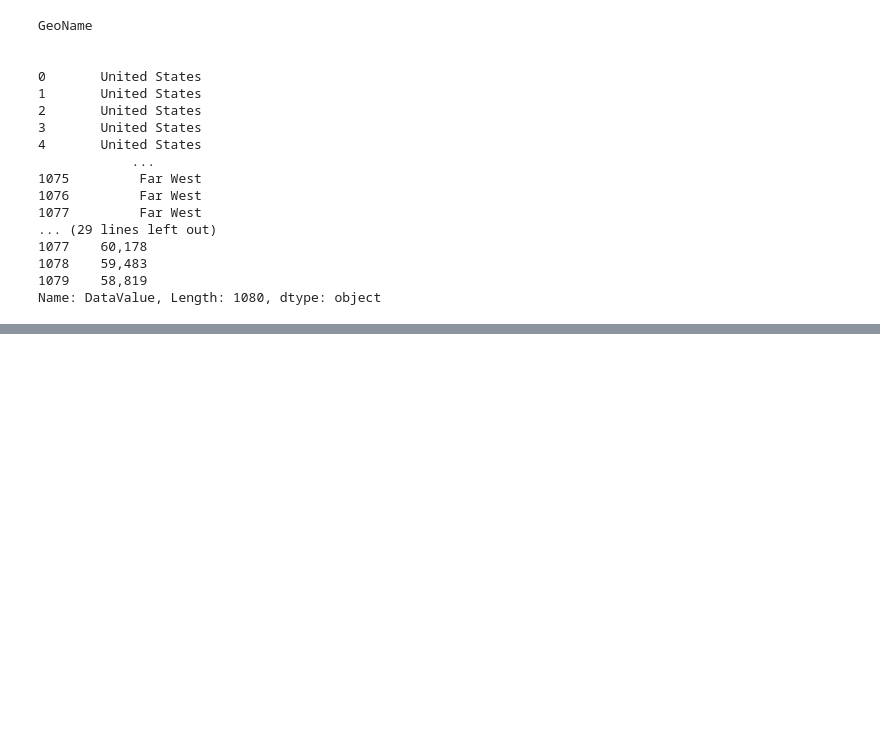
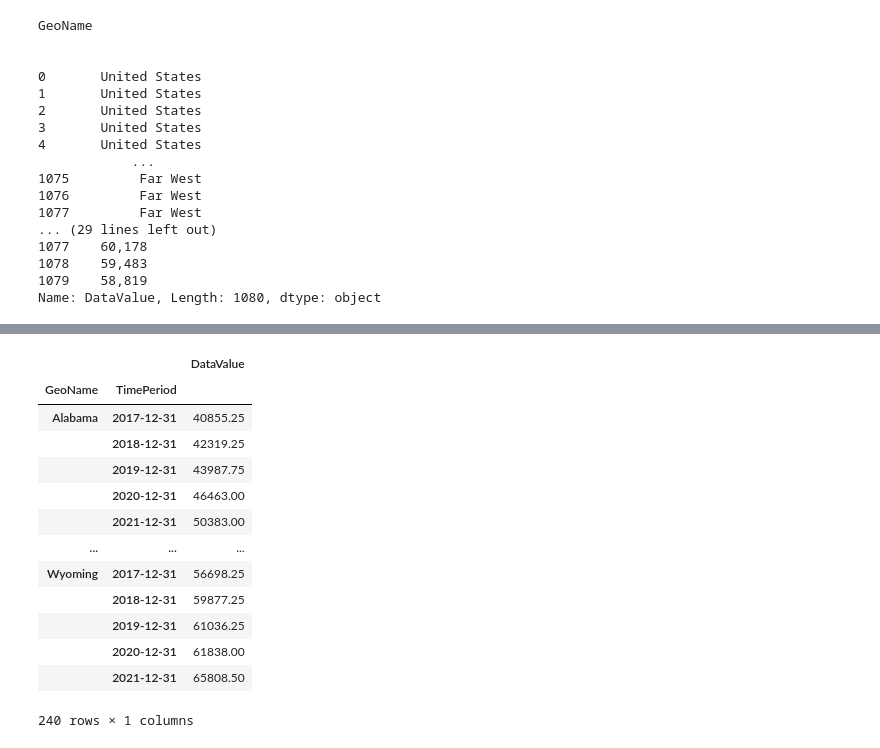
Before and after one commit to Abhishikaf/Inner_Emerging_Markets_Analyzer, a Jupyter notebook: bea_api_call.ipynb, the cells around one changed output, grey strips where cells are left out. Drawn from its saved outputs; the diff is of its cells as text; code cells hidden in the pictures; blank space fills up the shorter version.

```diff
--- a/bea_api_call.ipynb
+++ b/bea_api_call.ipynb
@@ -238,0 +408,20 @@ ValueError: could not convert string to float: '50,293'
+# %%
+# Group the data by state and calculate the average personal income for every year from 2017 to current year
+
+personal_income_filter_annual = personal_income_filter_by_state.groupby('GeoName').resample('A').mean()
+personal_income_filter_annual
+# %% [output]
+|  |  | DataValue |
+| GeoName | TimePeriod |  |
+| Alabama | 2017-12-31 | 40855.25 |
+|  | 2018-12-31 | 42319.25 |
+|  | 2019-12-31 | 43987.75 |
+|  | 2020-12-31 | 46463.00 |
+|  | 2021-12-31 | 50383.00 |
+| ... | ... | ... |
+| Wyoming | 2017-12-31 | 56698.25 |
+|  | 2018-12-31 | 59877.25 |
+|  | 2019-12-31 | 61036.25 |
+|  | 2020-12-31 | 61838.00 |
+|  | 2021-12-31 | 65808.50 |
+240 rows × 1 columns
```
Also changed, not shown: parts of 17 cells of this notebook.
